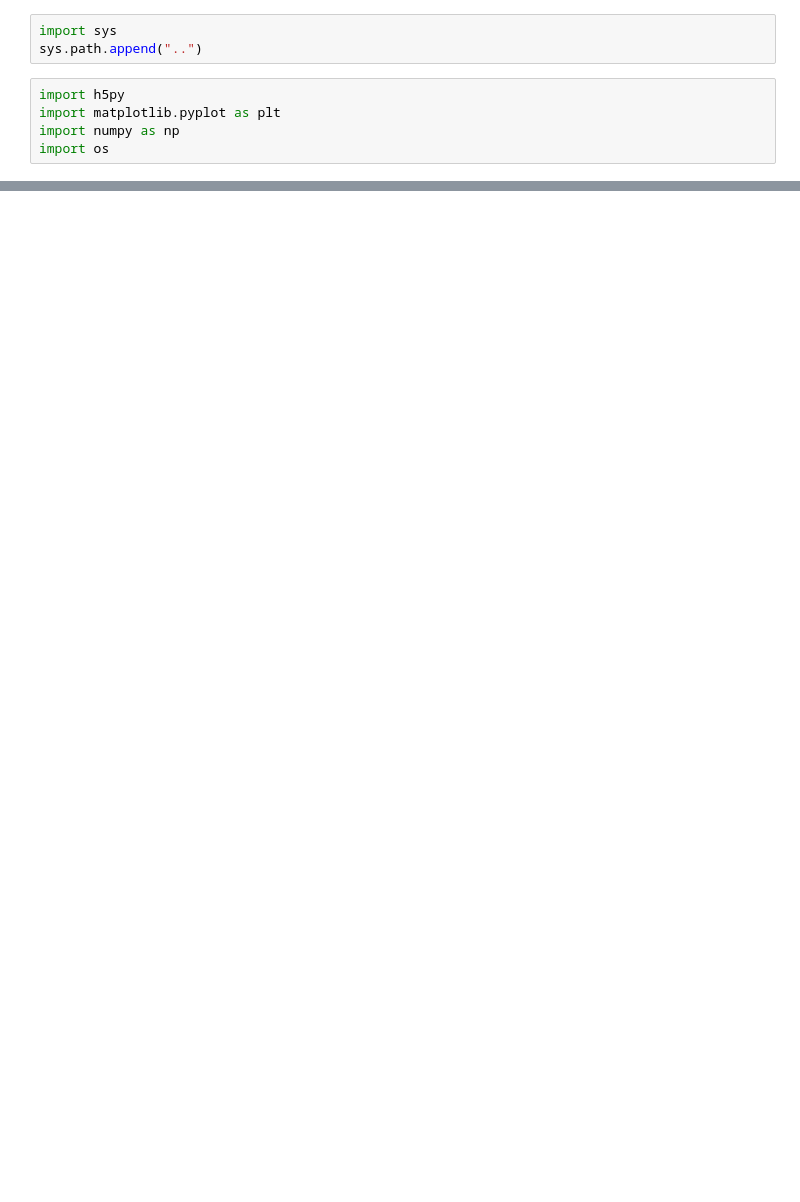
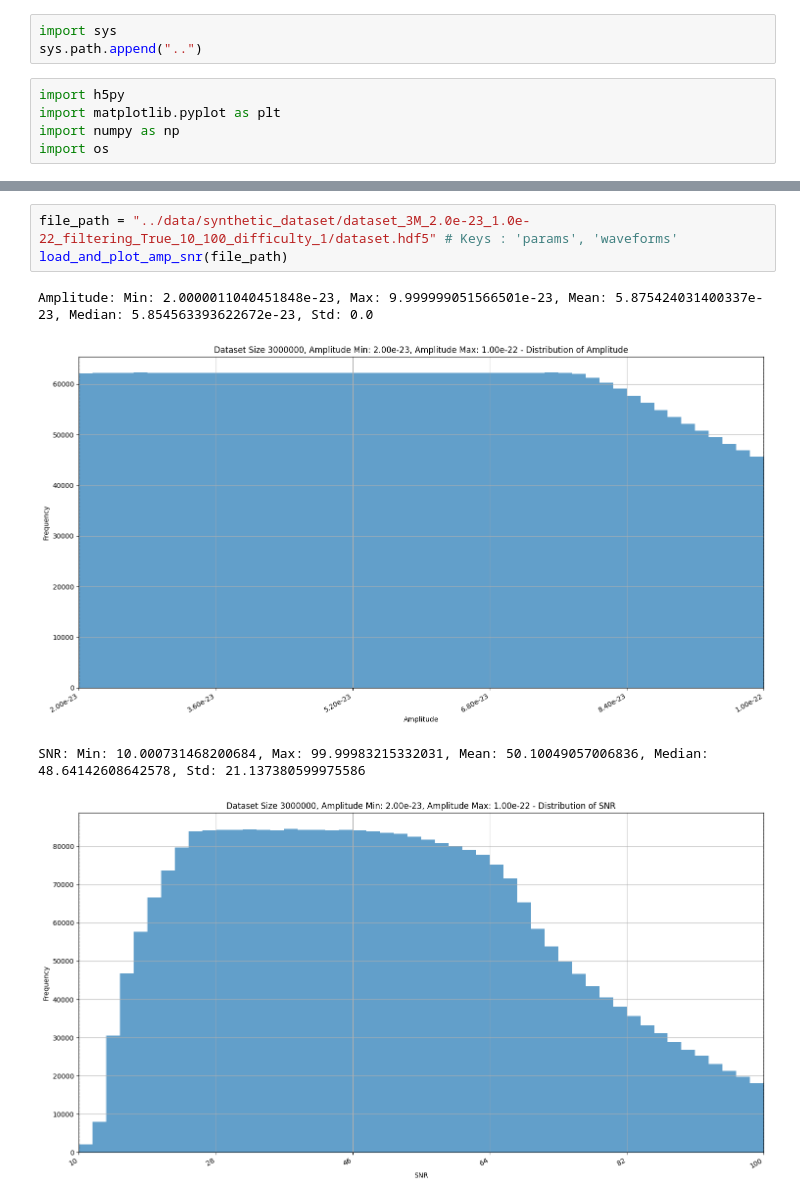
Before and after one commit to TristanDonze/gb-dataset-gen, a Jupyter notebook: examples/visualize_dataset.ipynb, the cells around one changed output, grey strips where cells are left out. Saved outputs shown, nothing was run; the diff lists cells and outputs as text; blank space fills up the shorter version.

```diff
--- a/examples/visualize_dataset.ipynb
+++ b/examples/visualize_dataset.ipynb
@@ -115,0 +80,8 @@ Min: 6.309587593426743e-24, Max: 1.5848890850824996e-22, Mean: 4.720773373138135
+# %%
+file_path = "../data/synthetic_dataset/dataset_3M_2.0e-23_1.0e-22_filtering_True_10_100_difficulty_1/dataset.hdf5" # Keys : 'params', 'waveforms'
+load_and_plot_amp_snr(file_path)
+# %% [output]
+Amplitude: Min: 2.0000011040451848e-23, Max: 9.999999051566501e-23, Mean: 5.875424031400337e-23, Median: 5.854563393622672e-23, Std: 0.0
+[figure, added]
+SNR: Min: 10.000731468200684, Max: 99.99983215332031, Mean: 50.10049057006836, Median: 48.64142608642578, Std: 21.137380599975586
+[figure, added]
```
Also changed, not shown: parts of 11 cells of this notebook.
